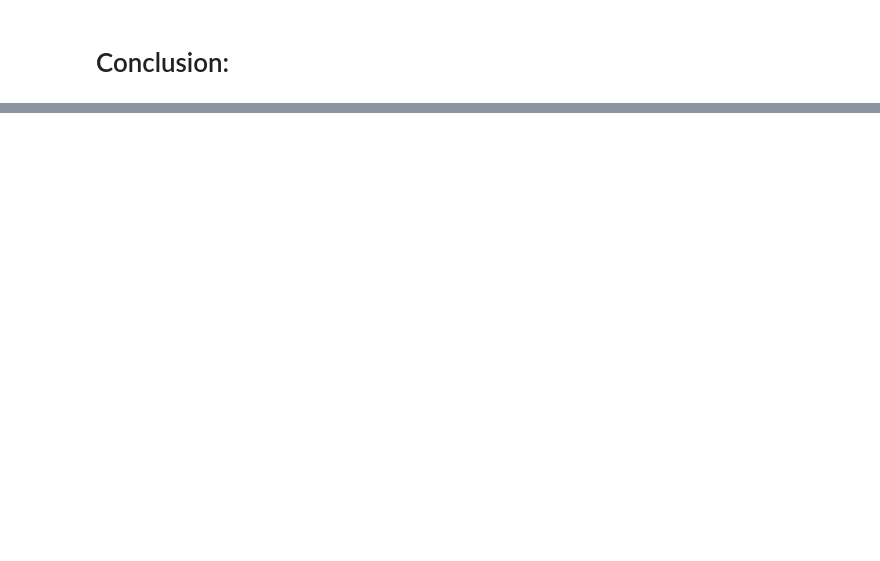
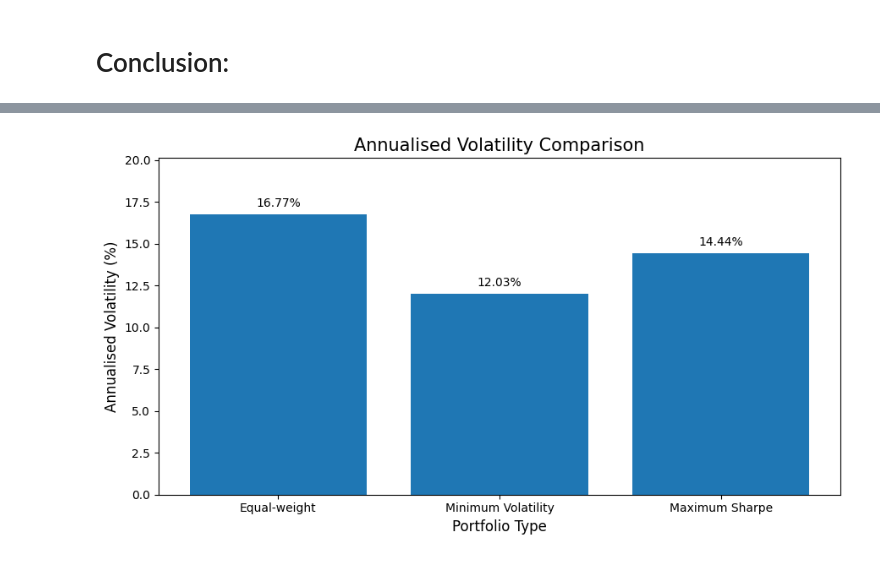
Before and after one commit to DivyaKotia/Projects, a Jupyter notebook: Portfolio Optimization/Portfolio Optimization.ipynb, the cells around one changed output, grey strips where cells are left out. Cells and saved outputs as stored; diff of their text form; code cells hidden in the pictures; blank space fills up the shorter version.

```diff
--- a/Portfolio Optimization/Portfolio Optimization.ipynb
+++ b/Portfolio Optimization/Portfolio Optimization.ipynb
@@ -291,0 +342,34 @@ Name: 64626, dtype: float64
+# %%
+
+# Equal-weight portfolio volatility
+equal_volatility = np.sqrt(
+    equal_weights.T @ cov_mat @ equal_weights
+) * np.sqrt(248)
+
+# Extract optimised portfolio volatility
+min_vol = volatility_lowest['Ann_Vol']
+max_sharpe_vol = max_sharpe_ratio['Ann_Vol']
+
+# Prepare data
+volatilities = [
+    equal_volatility * 100,
+    min_vol * 100,
+    max_sharpe_vol * 100
+]
+
+# Plot
+plt.figure(figsize=(9, 5))
+
+bars = plt.bar(portfolios, volatilities)
+
+plt.title('Annualised Volatility Comparison', fontsize=15)
+plt.ylabel('Annualised Volatility (%)', fontsize=12)
+plt.xlabel('Portfolio Type', fontsize=12)
+
+plt.bar_label(bars, fmt='%.2f%%', padding=4)
+
+plt.ylim(0, max(volatilities) * 1.2)
+plt.tight_layout()
+plt.show()
+# %% [output]
+[figure, added]
```
Also changed, not shown: parts of 16 cells of this notebook.
